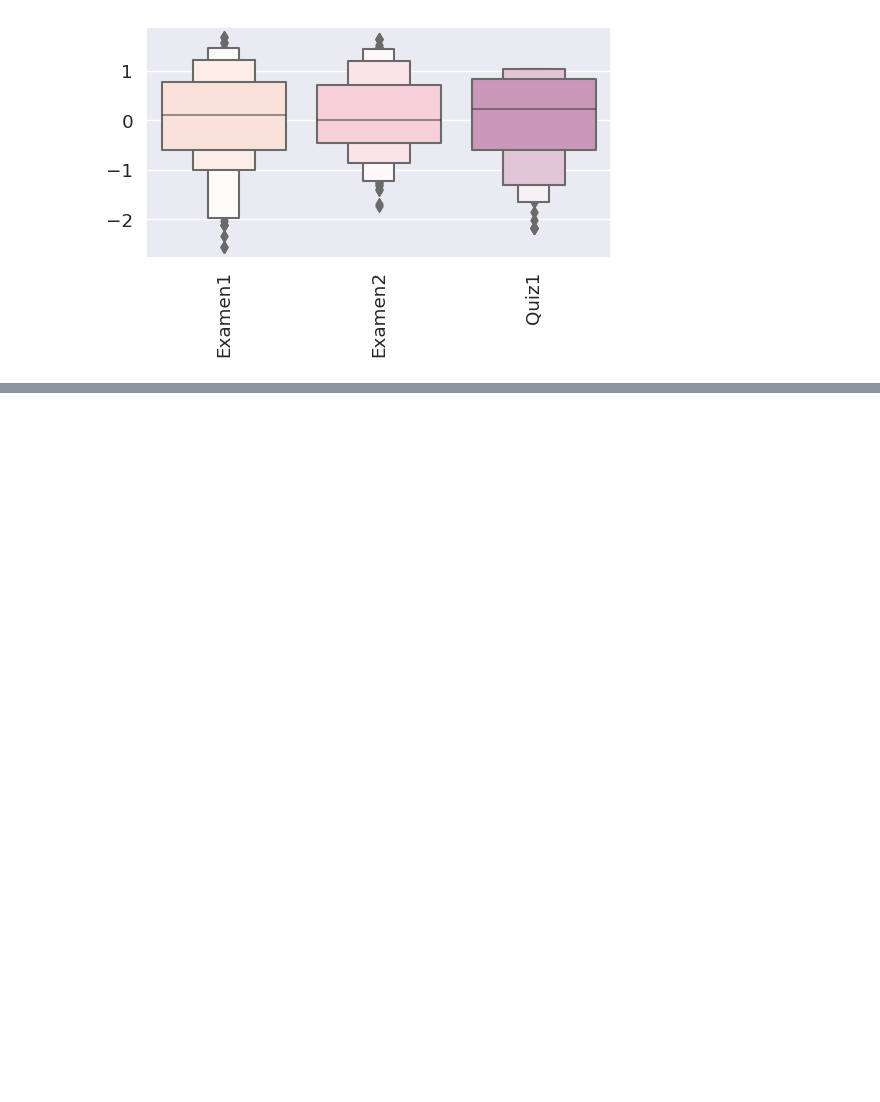
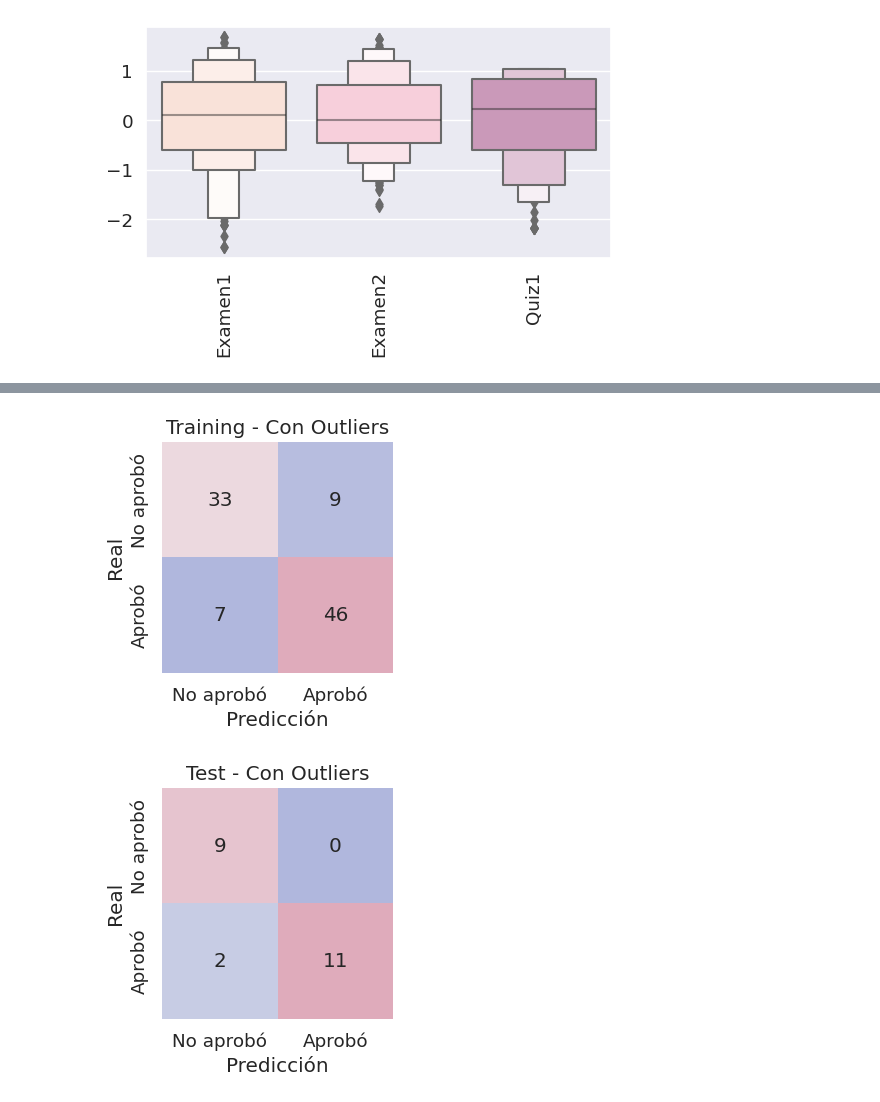
Before and after one commit to danib08/Reconocimiento-de-Patrones, a Jupyter notebook: Proyecto1.ipynb, the cells around one changed output, grey strips where cells are left out. Drawn from its saved outputs; the diff is of its cells as text; code cells hidden in the pictures; blank space fills up the shorter version.

Commit message:
CE1101 - logreg finished

```diff
--- a/Proyecto1.ipynb
+++ b/Proyecto1.ipynb
@@ -1513,0 +1522,8 @@ plt.show()
+# %%
+# con outliers
+our_logreg = OurLogisticRegression(0.15, 20000)
+our_logreg.fit(X_train, y_train)
+
+# sin outliers
+our_logreg_clean = OurLogisticRegression(0.15, 20000)
+our_logreg_clean.fit(X_train_clean, y_train_clean)
@@ -1513,0 +1532,10 @@ plt.show()
+# %%
+# con outliers
+y_pred_logreg = our_logreg.predict(X_test, threshold=0.5)
+y_pred_train_logreg = our_logreg.predict(X_train, threshold=0.5)
+y_prob_logreg = our_logreg.predict_prob(X_test)
+
+# sin outliers
+y_pred_logreg_clean = our_logreg_clean.predict(X_test_clean, threshold=0.5)
+y_pred_train_logreg_clean = our_logreg_clean.predict(X_train_clean, threshold=0.5)
+y_prob_logreg_clean = our_logreg_clean.predict_prob(X_test_clean)
@@ -1513,0 +1611,29 @@ plt.show()
+# %%
+# confusion matrix
+cm_train = confusion_matrix(y_train_clean, y_pred_train_logreg_clean)
+cm_test = confusion_matrix(y_test_clean, y_pred_logreg_clean)
+
+class_names = ["No aprobó", "Aprobó"]
+
+sns.set(font_scale=1.2)
+plt.figure(figsize=(3, 3))
+sns.heatmap(cm_train, annot=True, fmt="d", cmap=cmap , cbar=False, square=True,
+            xticklabels=class_names, yticklabels=class_names)
+
+plt.xlabel('Predicción')
+plt.ylabel('Real')
+plt.title('Training - Con Outliers')
+plt.show()
+
+sns.set(font_scale=1.2)
+plt.figure(figsize=(3, 3))
+sns.heatmap(cm_test, annot=True, fmt="d", cmap=cmap , cbar=False, square=True,
+            xticklabels=class_names, yticklabels=class_names)
+
+plt.xlabel('Predicción')
+plt.ylabel('Real')
+plt.title('Test - Con Outliers')
+plt.show()
+# %% [output]
+[figure, added]
+[figure, added]
```
Also changed, not shown: parts of 18 cells of this notebook.
